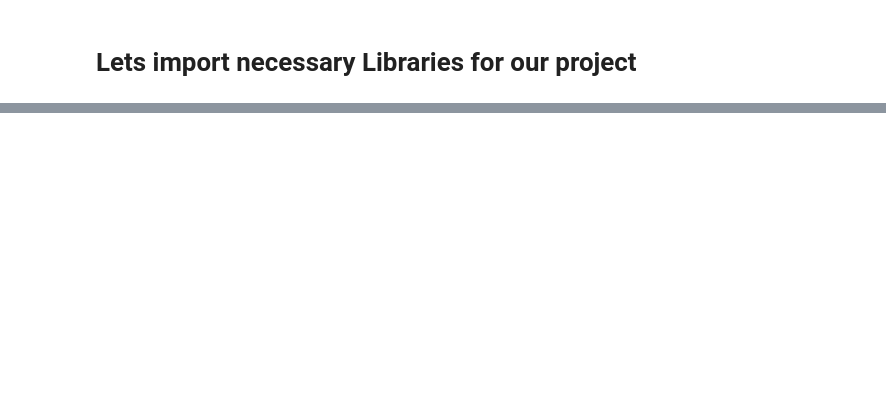
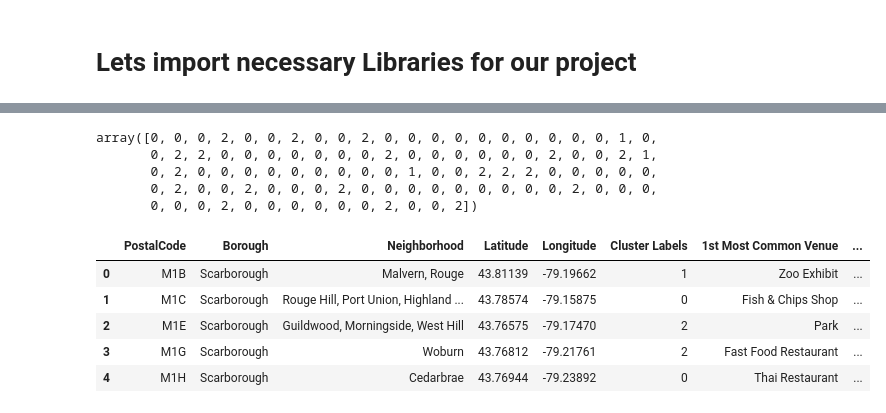
Before and after one commit to Dany511/Coursera_Capstone, a Jupyter notebook: Capstone Project week 1.ipynb, the cells around one changed output, grey strips where cells are left out. Drawn from its saved outputs; the diff is of its cells as text; code cells hidden in the pictures; blank space fills up the shorter version.

```diff
--- a/Capstone Project week 1.ipynb
+++ b/Capstone Project week 1.ipynb
@@ -79,0 +343,5 @@ def geo_location(address):
+# %%
+Scarborough_venues = getNearbyVenues(names=df_2['Neighborhood'],
+                                   latitudes=df_2['Latitude'],
+                                   longitudes=df_2['Longitude']
+                                  )
@@ -79,0 +426,6 @@ def geo_location(address):
+# %%
+def return_most_common_venues(row, num_top_venues):
+    row_categories = row.iloc[1:]
+    row_categories_sorted = row_categories.sort_values(ascending=False)
+
+    return row_categories_sorted.index.values[0:num_top_venues]
@@ -79,0 +434,20 @@ def geo_location(address):
+# %%
+import numpy as np
+num_top_venues = 10
+
+indicators = ['st', 'nd', 'rd']
+
+columns = ['Neighborhood']
+for ind in np.arange(num_top_venues):
+    try:
+        columns.append('{}{} Most Common Venue'.format(ind+1, indicators[ind]))
+    except:
+        columns.append('{}th Most Common Venue'.format(ind+1))
+
+neighborhoods_venues_sorted = pd.DataFrame(columns=columns)
+neighborhoods_venues_sorted['Neighborhood'] = Scarborough_grouped['Neighborhood']
+
+for ind in np.arange(Scarborough_grouped.shape[0]):
+    neighborhoods_venues_sorted.iloc[ind, 1:] = return_most_common_venues(Scarborough_grouped.iloc[ind, :], num_top_venues)
+
+neighborhoods_venues_sorted.head()
@@ -79,0 +461,26 @@ def geo_location(address):
+# %%
+Scarborough_grouped_clustering = Scarborough_grouped.drop('Neighborhood', 1)
+kmeans = KMeans(n_clusters=3, random_state=0).fit(Scarborough_grouped_clustering)
+kmeans.labels_
+# %% [output]
+array([0, 0, 0, 2, 0, 0, 2, 0, 0, 2, 0, 0, 0, 0, 0, 0, 0, 0, 0, 0, 1, 0,
+       0, 2, 2, 0, 0, 0, 0, 0, 0, 0, 2, 0, 0, 0, 0, 0, 0, 2, 0, 0, 2, 1,
+       0, 2, 0, 0, 0, 0, 0, 0, 0, 0, 0, 1, 0, 0, 2, 2, 2, 0, 0, 0, 0, 0,
+       0, 2, 0, 0, 2, 0, 0, 0, 2, 0, 0, 0, 0, 0, 0, 0, 0, 0, 2, 0, 0, 0,
+       0, 0, 0, 2, 0, 0, 0, 0, 0, 0, 2, 0, 0, 2])
+# %%
+neighborhoods_venues_sorted.insert(0, 'Cluster Labels', kmeans.labels_)
+
+Scarborough_merged =df_2.iloc[:16,:]
+
+# merge toronto_grouped with toronto_data to add latitude/longitude for each neighborhood
+Scarborough_merged = Scarborough_merged.join(neighborhoods_venues_sorted.set_index('Neighborhood'), on='Neighborhood')
+
+Scarborough_merged.head()# check the last columns!
+# %% [output]
+|  | PostalCode | Borough | Neighborhood | Latitude | Longitude | Cluster Labels | 1st Most Common Venue | ... |
+| 0 | M1B | Scarborough | Malvern, Rouge | 43.81139 | -79.19662 | 1 | Zoo Exhibit | ... |
+| 1 | M1C | Scarborough | Rouge Hill, Port Union, Highland ... | 43.78574 | -79.15875 | 0 | Fish & Chips Shop | ... |
+| 2 | M1E | Scarborough | Guildwood, Morningside, West Hill | 43.76575 | -79.17470 | 2 | Park | ... |
+| 3 | M1G | Scarborough | Woburn | 43.76812 | -79.21761 | 2 | Fast Food Restaurant | ... |
+| 4 | M1H | Scarborough | Cedarbrae | 43.76944 | -79.23892 | 0 | Thai Restaurant | ... |
```
Also changed, not shown: parts of 42 cells of this notebook.
